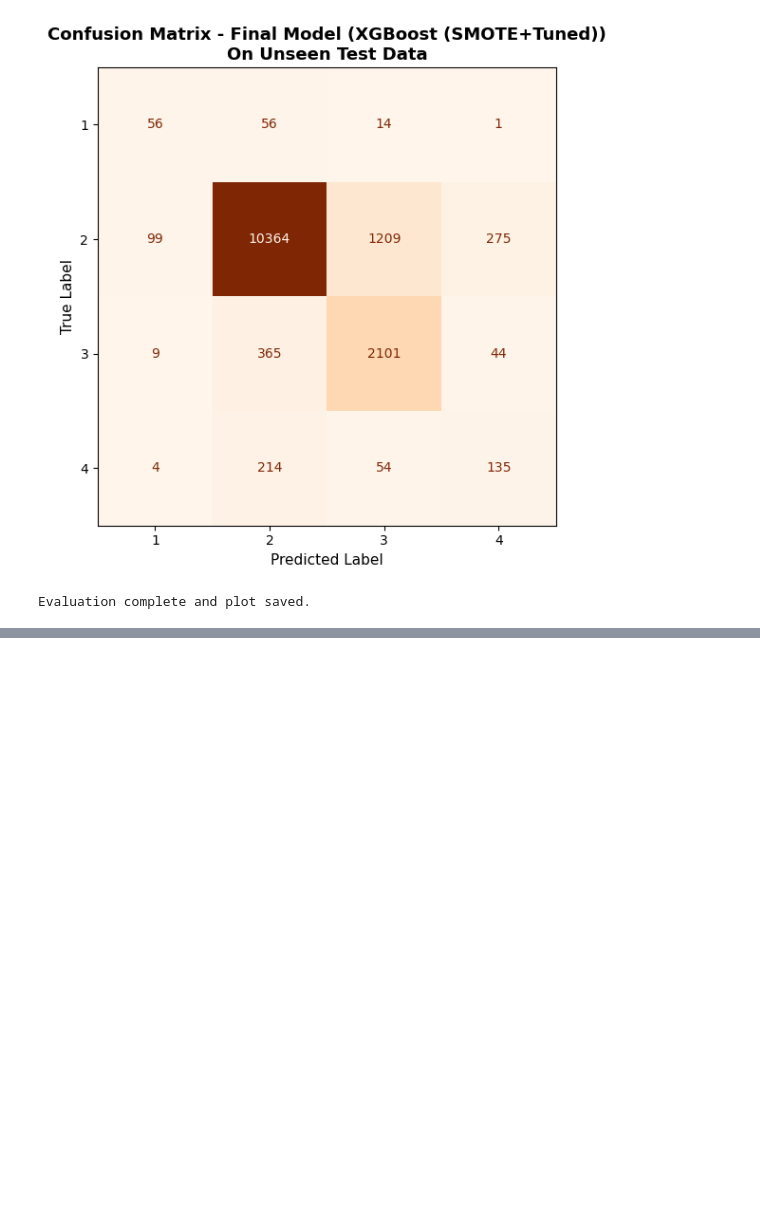
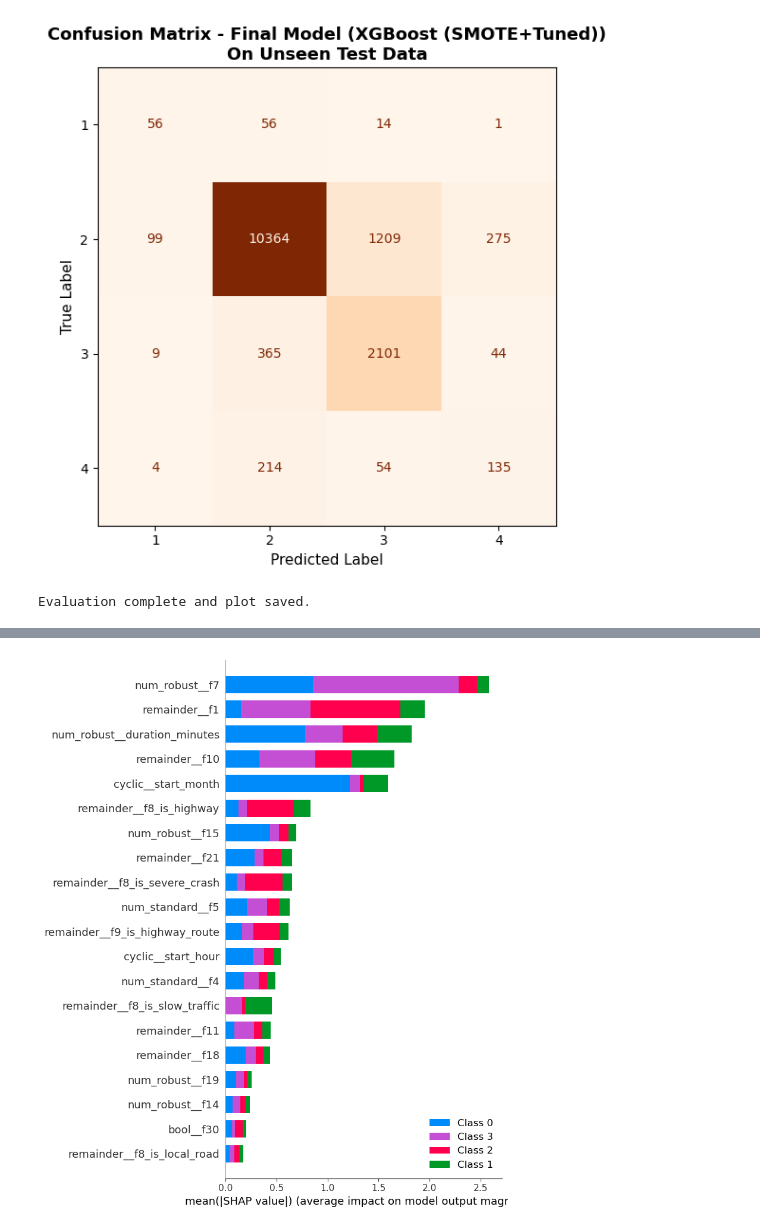
Before and after one commit to YeganehGhaderi/traffic-severity-prediction, a Jupyter notebook: notebooks/Final Evaluation.ipynb, the cells around one changed output, grey strips where cells are left out. Cells and saved outputs as stored; diff of their text form; code cells hidden in the pictures; blank space fills up the shorter version.

```diff
--- a/notebooks/Final Evaluation.ipynb
+++ b/notebooks/Final Evaluation.ipynb
@@ -146,0 +166,13 @@ Evaluation complete and plot saved.
+# %%
+   import shap
+   import matplotlib.pyplot as plt
+
+   X_sample = X_test_processed.sample(2000, random_state=42)
+   explainer = shap.TreeExplainer(xgb_model)
+   shap_values = explainer.shap_values(X_sample)
+
+   shap.summary_plot(shap_values, X_sample, plot_type="bar", show=False)
+   plt.savefig("shap_summary.png", dpi=150, bbox_inches="tight")
+   plt.show()
+# %% [output]
+[figure, added]
```
Also changed, not shown: parts of 2 cells of this notebook.
